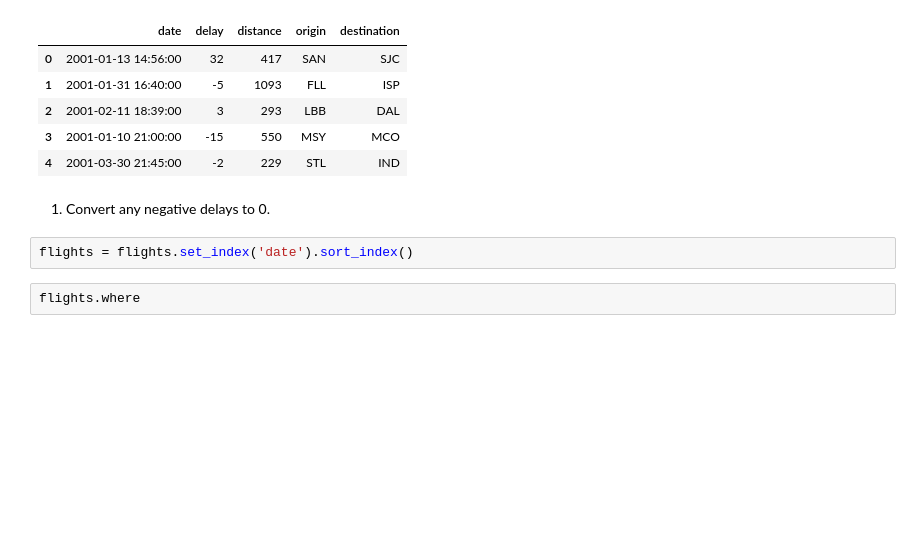
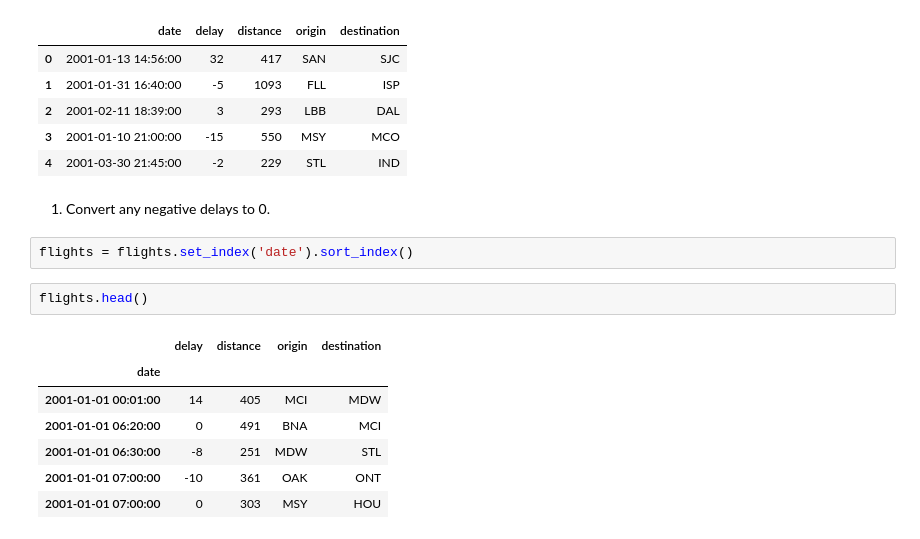
Before and after one commit to albertopuentes/time-series-exercises, a Jupyter notebook: datetime_timeseries_exercises.ipynb, the cells around one changed output. Saved outputs shown, nothing was run; the diff lists cells and outputs as text; blank space fills up the shorter version.

```diff
--- a/datetime_timeseries_exercises.ipynb
+++ b/datetime_timeseries_exercises.ipynb
@@ -366,4 +366,12 @@ flights.head()
 # %%
 flights = flights.set_index('date').sort_index()
 # %%
-flights.where
+flights.head()
+# %% [output]
+|  | delay | distance | origin | destination |
+| date |  |  |  |  |
+| 2001-01-01 00:01:00 | 14 | 405 | MCI | MDW |
+| 2001-01-01 06:20:00 | 0 | 491 | BNA | MCI |
+| 2001-01-01 06:30:00 | -8 | 251 | MDW | STL |
+| 2001-01-01 07:00:00 | -10 | 361 | OAK | ONT |
+| 2001-01-01 07:00:00 | 0 | 303 | MSY | HOU |
```
Also changed, not shown: parts of 11 cells of this notebook.
